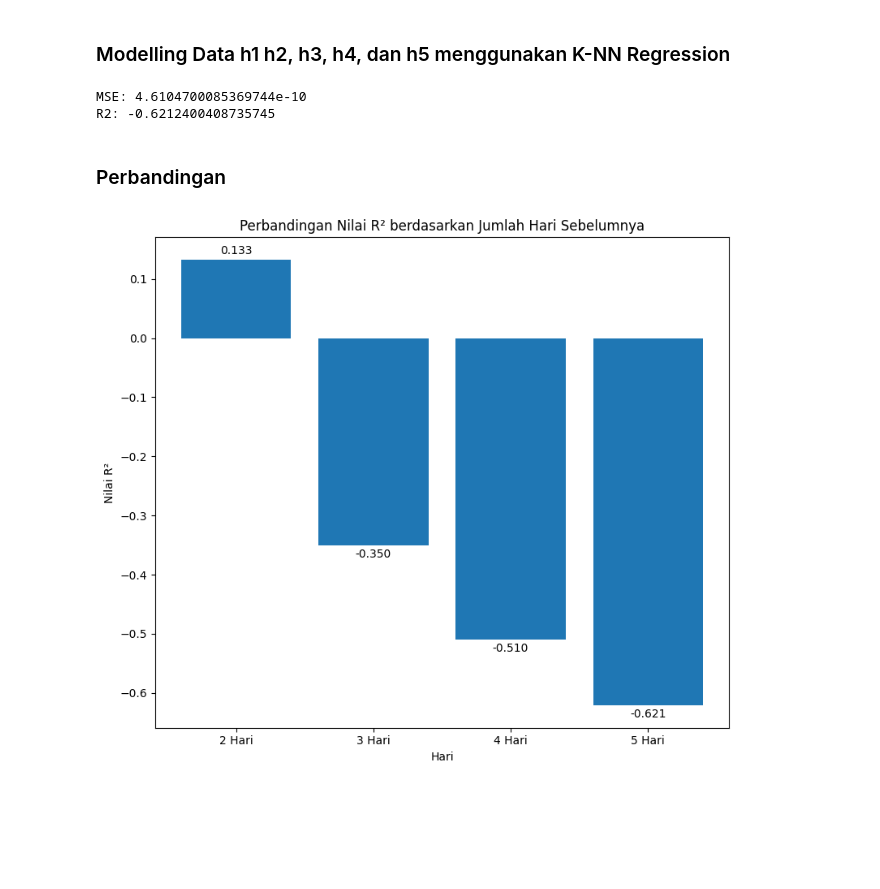
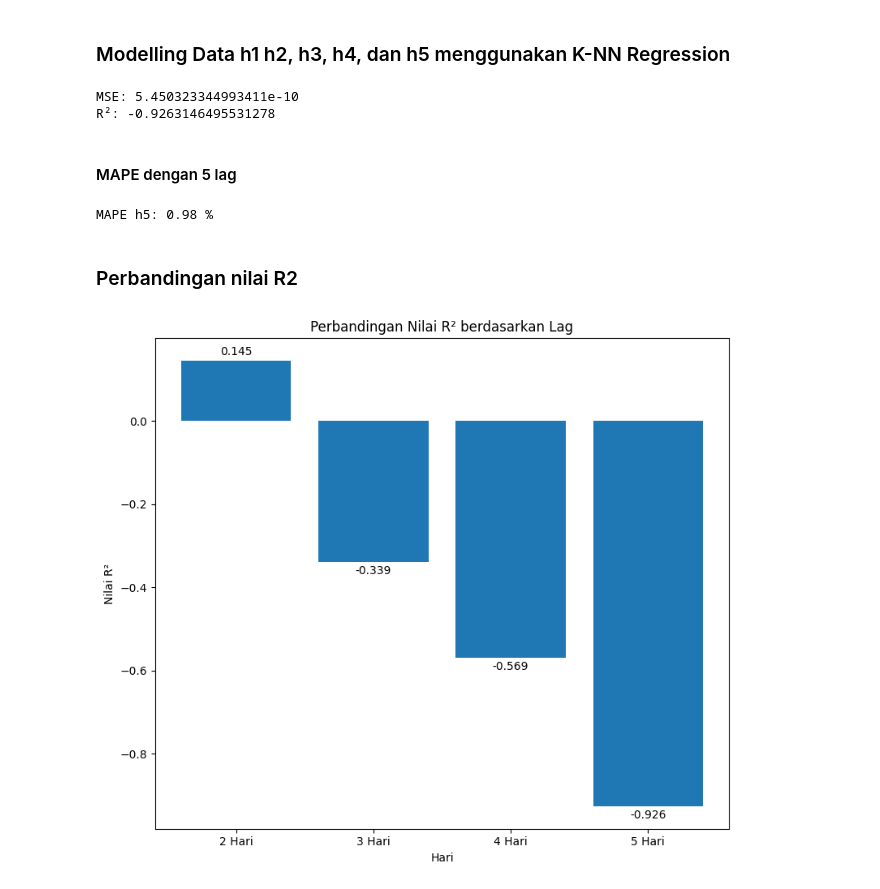
Before and after one commit to IlhamGd/PSD, a Jupyter notebook: _sources/Forecasting.ipynb, the cells around one changed output. Drawn from its saved outputs; the diff is of its cells as text; code cells hidden in the pictures; blank space fills up the shorter version.

```diff
--- a/_sources/Forecasting.ipynb
+++ b/_sources/Forecasting.ipynb
@@ -400,7 +433,7 @@ y = h2['NO2']
 
 X_train, X_test, y_train, y_test = train_test_split(X, y, test_size=0.2, random_state=42)
 
-scaler = StandardScaler()
+scaler = MinMaxScaler()
 X_train_scaled = scaler.fit_transform(X_train)
 X_test_scaled = scaler.transform(X_test)
 
@@ -423,16 +487,20 @@ y = h3['NO2']
 
 X_train, X_test, y_train, y_test = train_test_split(X, y, test_size=0.2, random_state=42)
 
-scaler = StandardScaler()
+# 🔹 Ganti scaler di sini
+scaler = MinMaxScaler()
 X_train_scaled = scaler.fit_transform(X_train)
 X_test_scaled = scaler.transform(X_test)
 
+# 🔹 Model KNN
 knn = KNeighborsRegressor(n_neighbors=5)
 knn.fit(X_train_scaled, y_train)
+
+# 🔹 Prediksi & evaluasi
 h3_predict = knn.predict(X_test_scaled)
 r2_h3 = r2_score(y_test, h3_predict)
 mse_h3 = mean_squared_error(y_test, h3_predict)
 
 print("MSE:", mse_h3)
-print("R2:", r2_h3)
+print("R²:", r2_h3)
 # %% [output]
@@ -446,16 +543,20 @@ y = h4['NO2']
 
 X_train, X_test, y_train, y_test = train_test_split(X, y, test_size=0.2, random_state=42)
 
-scaler = StandardScaler()
+# 🔹 Ganti scaler di sini
+scaler = MinMaxScaler()
 X_train_scaled = scaler.fit_transform(X_train)
 X_test_scaled = scaler.transform(X_test)
 
+# 🔹 Model KNN
 knn = KNeighborsRegressor(n_neighbors=5)
 knn.fit(X_train_scaled, y_train)
+
+# 🔹 Prediksi & evaluasi
 h4_predict = knn.predict(X_test_scaled)
 r2_h4 = r2_score(y_test, h4_predict)
 mse_h4 = mean_squared_error(y_test, h4_predict)
 
 print("MSE:", mse_h4)
-print("R2:", r2_h4)
+print("R²:", r2_h4)
 # %% [output]
@@ -469,38 +599,71 @@ y = h5['NO2']
 
 X_train, X_test, y_train, y_test = train_test_split(X, y, test_size=0.2, random_state=42)
 
-scaler = StandardScaler()
+# 🔹 Ganti scaler di sini
+scaler = MinMaxScaler()
 X_train_scaled = scaler.fit_transform(X_train)
 X_test_scaled = scaler.transform(X_test)
 
+# 🔹 Model KNN
 knn = KNeighborsRegressor(n_neighbors=5)
 knn.fit(X_train_scaled, y_train)
+
+# 🔹 Prediksi & evaluasi
 h5_predict = knn.predict(X_test_scaled)
 r2_h5 = r2_score(y_test, h5_predict)
 mse_h5 = mean_squared_error(y_test, h5_predict)
 
 print("MSE:", mse_h5)
-print("R2:", r2_h5)
+print("R²:", r2_h5)
 # %% [output]
-MSE: 4.6104700085369744e-10
-R2: -0.6212400408735745
+MSE: 5.450323344993411e-10
+R²: -0.9263146495531278
+# %% [markdown]
+#### MAPE dengan 5 lag
+# %%
+# --- Modelling Data h1 dan h5 ---
+X = h5.drop(columns=['NO2'])
+y = h5['NO2']
+
+X_train, X_test, y_train, y_test = train_test_split(X, y, test_size=0.2, random_state=42)
+
+scaler_h5 = MinMaxScaler()
+X_train_scaled = scaler_h5.fit_transform(X_train)
+X_test_scaled = scaler_h5.transform(X_test)
+
+knn_h5 = KNeighborsRegressor(n_neighbors=5)
+knn_h5.fit(X_train_scaled, y_train)
+h5_predict = knn_h5.predict(X_test_scaled)
+
+# --- Perhitungan MAPE ---
+mape_h5 = mean_absolute_percentage_error(y_test, h5_predict)
+print(f"MAPE h5: {mape_h5:.2f} %")
+
+# --- Simpan Skor ---
+scores = {
+    'Lag': 'h1-h5',  # <-- Label yang benar
+    'MAPE': mape_h5
+}
+list_scores.append(scores)
+# %% [output]
+MAPE h5: 0.98 %
 # %% [markdown]
-### Perbandingan
+### Perbandingan nilai R2
 # %%
 x = ['2 Hari', '3 Hari', '4 Hari', '5 Hari']
 y = [r2_h2, r2_h3, r2_h4, r2_h5]
 knn = KNeighborsRegressor(n_neighbors=2)
 
 fig, ax = plt.subplots(figsize=(8, 7))
 bars = ax.bar(x, y)
 
-ax.set_title("Perbandingan Nilai R² berdasarkan Jumlah Hari Sebelumnya")
+ax.set_title("Perbandingan Nilai R² berdasarkan Lag")
 ax.set_xlabel("Hari")
 ax.set_ylabel("Nilai R²")
 
 ax.bar_label(bars, fmt='%.3f', padding=3)
 
 plt.tight_layout()
 plt.show()
 # %% [output]
-[figure, old version]
+[figure, new version]
```
Also changed, not shown: parts of 38 cells of this notebook, 6 other files.
